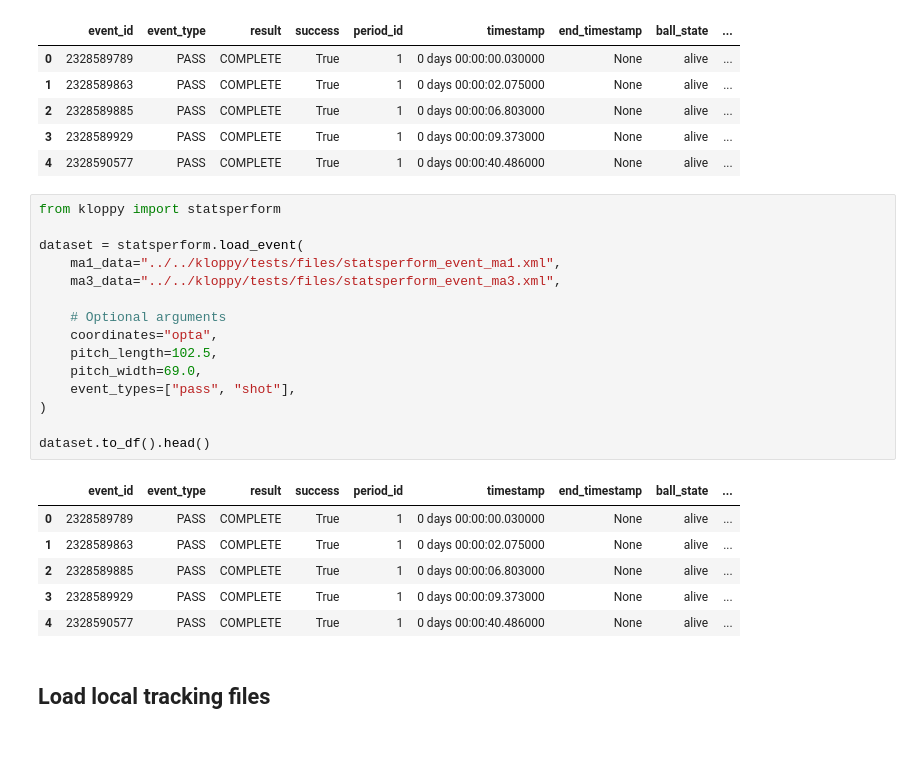
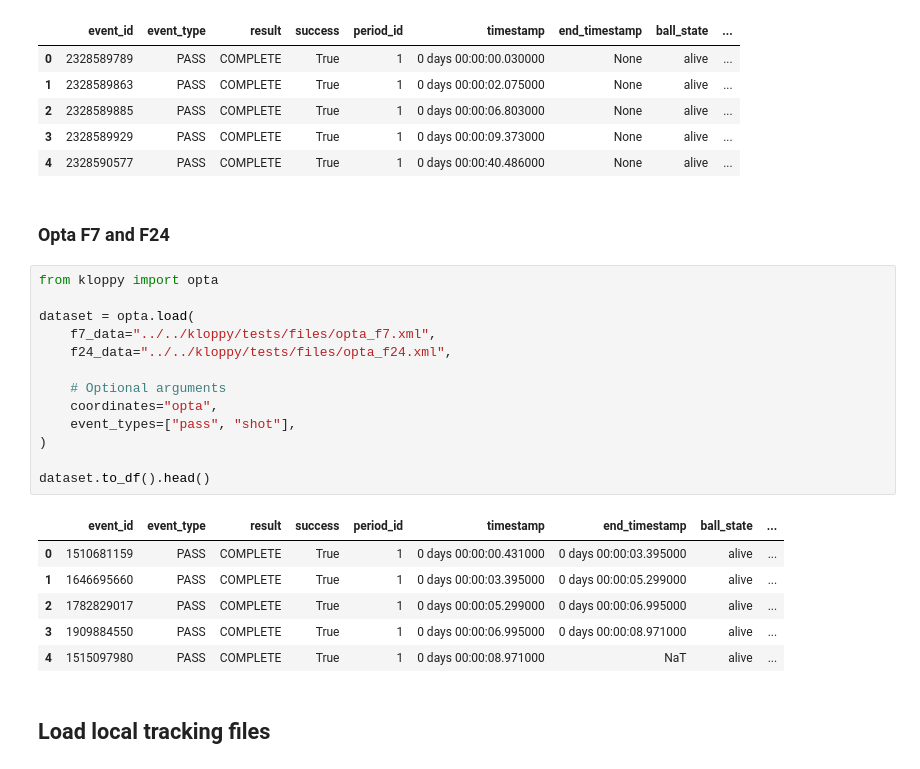
Before and after one commit to UnravelSports/kloppy-user-guide, a Jupyter notebook: providers/statsperform.ipynb, the cells around one changed output. Cells and saved outputs as stored; diff of their text form.

```diff
--- a/providers/statsperform.ipynb
+++ b/providers/statsperform.ipynb
@@ -24,28 +32,28 @@ dataset.to_df().head()
 | 2 | 2328589885 | PASS | COMPLETE | True | 1 | 0 days 00:00:06.803000 | None | alive | ... |
 | 3 | 2328589929 | PASS | COMPLETE | True | 1 | 0 days 00:00:09.373000 | None | alive | ... |
 | 4 | 2328590577 | PASS | COMPLETE | True | 1 | 0 days 00:00:40.486000 | None | alive | ... |
-# %%
-from kloppy import statsperform
-
-dataset = statsperform.load_event(
-    ma1_data="../../kloppy/tests/files/statsperform_event_ma1.xml",
-    ma3_data="../../kloppy/tests/files/statsperform_event_ma3.xml",
-
-    # Optional arguments
-    coordinates="opta",
-    pitch_length=102.5,
-    pitch_width=69.0,
-    event_types=["pass", "shot"],
-)
-
-dataset.to_df().head()
-# %% [output]
-|  | event_id | event_type | result | success | period_id | timestamp | end_timestamp | ball_state | ... |
-| 0 | 2328589789 | PASS | COMPLETE | True | 1 | 0 days 00:00:00.030000 | None | alive | ... |
-| 1 | 2328589863 | PASS | COMPLETE | True | 1 | 0 days 00:00:02.075000 | None | alive | ... |
-| 2 | 2328589885 | PASS | COMPLETE | True | 1 | 0 days 00:00:06.803000 | None | alive | ... |
-| 3 | 2328589929 | PASS | COMPLETE | True | 1 | 0 days 00:00:09.373000 | None | alive | ... |
-| 4 | 2328590577 | PASS | COMPLETE | True | 1 | 0 days 00:00:40.486000 | None | alive | ... |
+# %% [markdown]
+### Opta F7 and F24
+# %%
+from kloppy import opta
+
+dataset = opta.load(
+    f7_data="../../kloppy/tests/files/opta_f7.xml",
+    f24_data="../../kloppy/tests/files/opta_f24.xml",
+
+    # Optional arguments
+    coordinates="opta",
+    event_types=["pass", "shot"],
+)
+
+dataset.to_df().head()
+# %% [output]
+|  | event_id | event_type | result | success | period_id | timestamp | end_timestamp | ball_state | ... |
+| 0 | 1510681159 | PASS | COMPLETE | True | 1 | 0 days 00:00:00.431000 | 0 days 00:00:03.395000 | alive | ... |
+| 1 | 1646695660 | PASS | COMPLETE | True | 1 | 0 days 00:00:03.395000 | 0 days 00:00:05.299000 | alive | ... |
+| 2 | 1782829017 | PASS | COMPLETE | True | 1 | 0 days 00:00:05.299000 | 0 days 00:00:06.995000 | alive | ... |
+| 3 | 1909884550 | PASS | COMPLETE | True | 1 | 0 days 00:00:06.995000 | 0 days 00:00:08.971000 | alive | ... |
+| 4 | 1515097980 | PASS | COMPLETE | True | 1 | 0 days 00:00:08.971000 | NaT | alive | ... |
 # %% [markdown]
 ## Load local tracking files
 # %%
```
Also changed, not shown: parts of 3 cells of this notebook.
